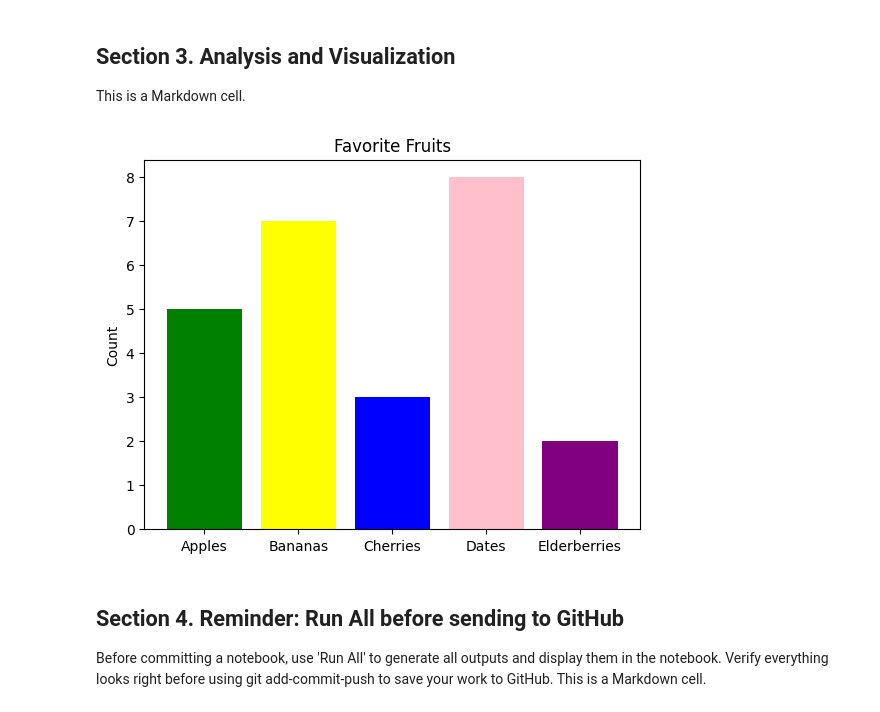
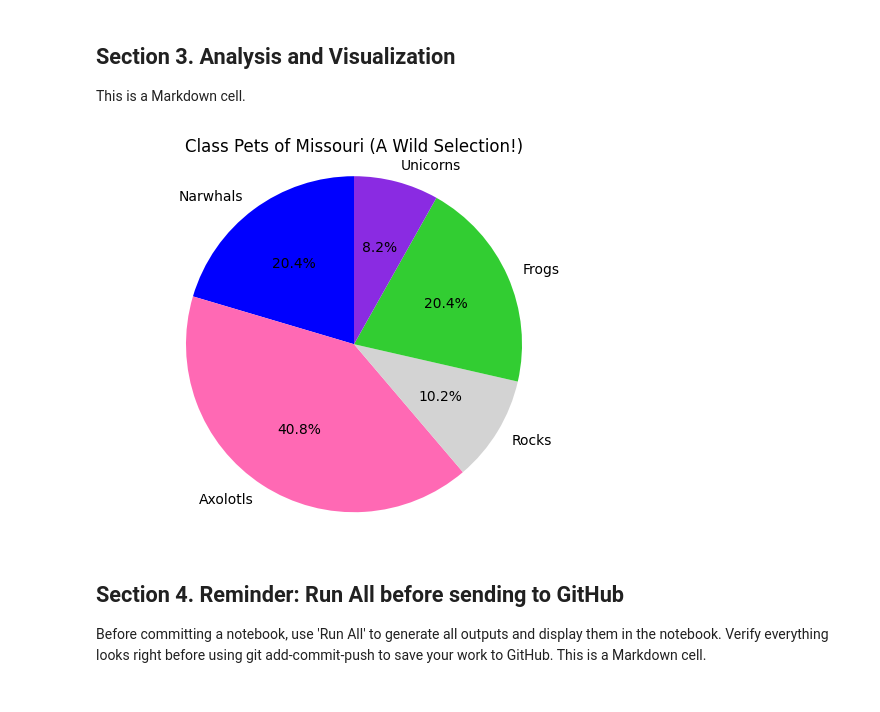
Before and after one commit to SchroderJ-pixel/datafun-04-project, a Jupyter notebook: demo_notebook.ipynb, the cells around one changed output. Cells and saved outputs as stored; diff of their text form; code cells hidden in the pictures.

Commit message:
Updated Jupyter notebook with funny animal chart

```diff
--- a/demo_notebook.ipynb
+++ b/demo_notebook.ipynb
@@ -36,20 +36,26 @@ import matplotlib.pyplot as plt # type: ignore
 ## Section 3. Analysis and Visualization
 
 This is a Markdown cell.
-# %%
-# This is a Python cell
-
-# Declare and initialize a simple list of favorite fruits and their counts
-fruits = ["Apples", "Bananas", "Cherries", "Dates", "Elderberries"]
-counts = [5, 7, 3, 8, 2]
-
-# Create a bar chart using matplotlib
-plt.bar(fruits, counts, color=["green", "yellow", "blue", "pink", "purple"])
-plt.title("Favorite Fruits")
-plt.ylabel("Count")
-plt.show()
-# %% [output]
-[figure, removed]
+# %%
+# This is a Python cell
+
+# Importing necessary libraries
+import matplotlib.pyplot as plt
+
+# Data for the pie chart
+categories = ["Narwhals", "Axolotls", "Rocks", "Frogs", "Unicorns"]
+counts = [10, 20, 5, 10, 4]
+
+# Specific colors for each animal category
+colors = ["#0000FF", "#FF69B4", "#D3D3D3", "#32CD32", "#8A2BE2"]  # Blue, Pink, Grey, Green, Purple
+
+# Create a pie chart with specific colors
+plt.pie(counts, labels=categories, autopct='%1.1f%%', startangle=90, colors=colors)
+plt.title("Class Pets of Missouri (A Wild Selection!)")
+plt.axis('equal')  # Equal aspect ratio ensures that pie is drawn as a circle.
+plt.show()
+# %% [output]
+[figure, added]
 # %% [markdown]
 ## Section 4. Reminder: Run All before sending to GitHub
 
```
